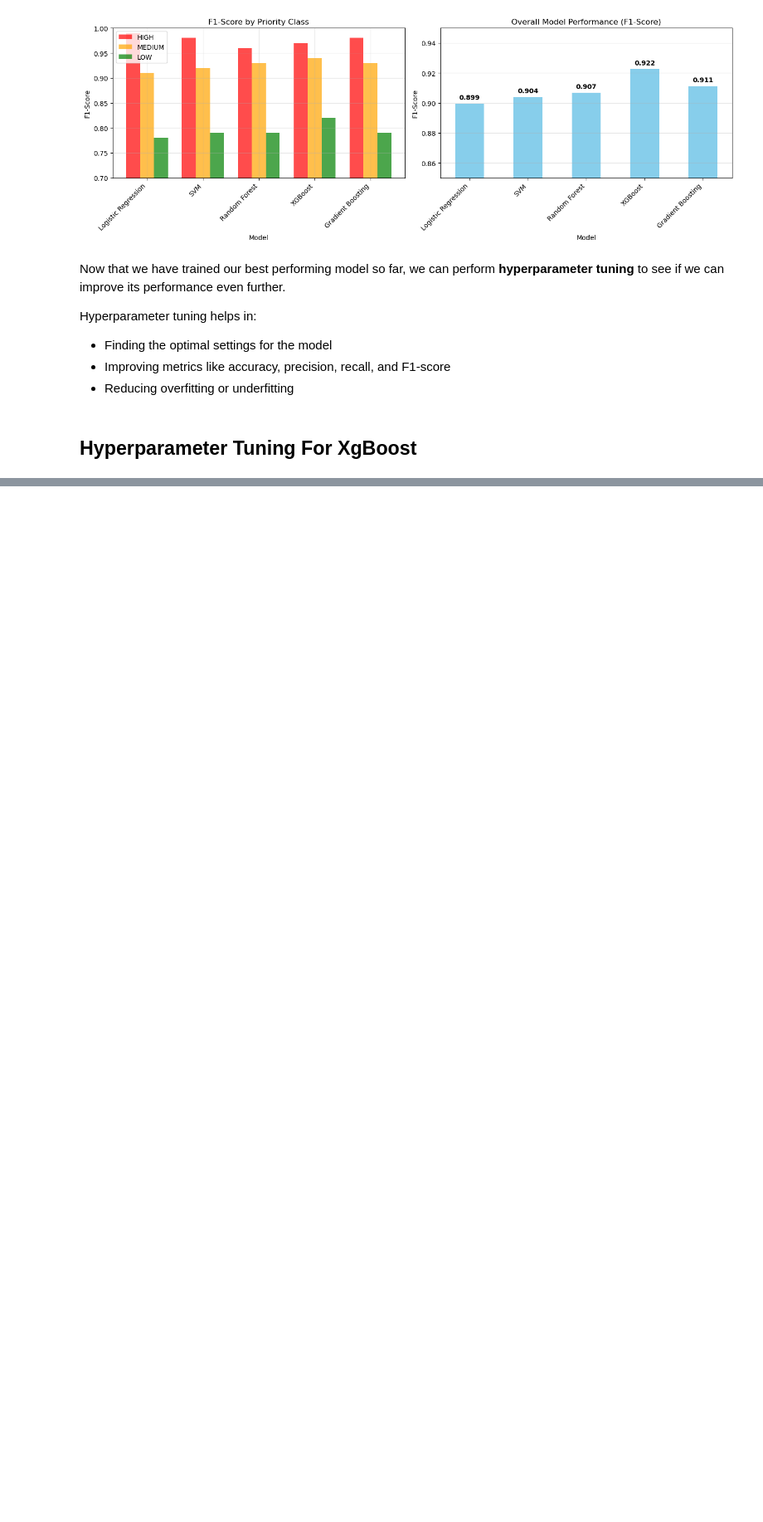
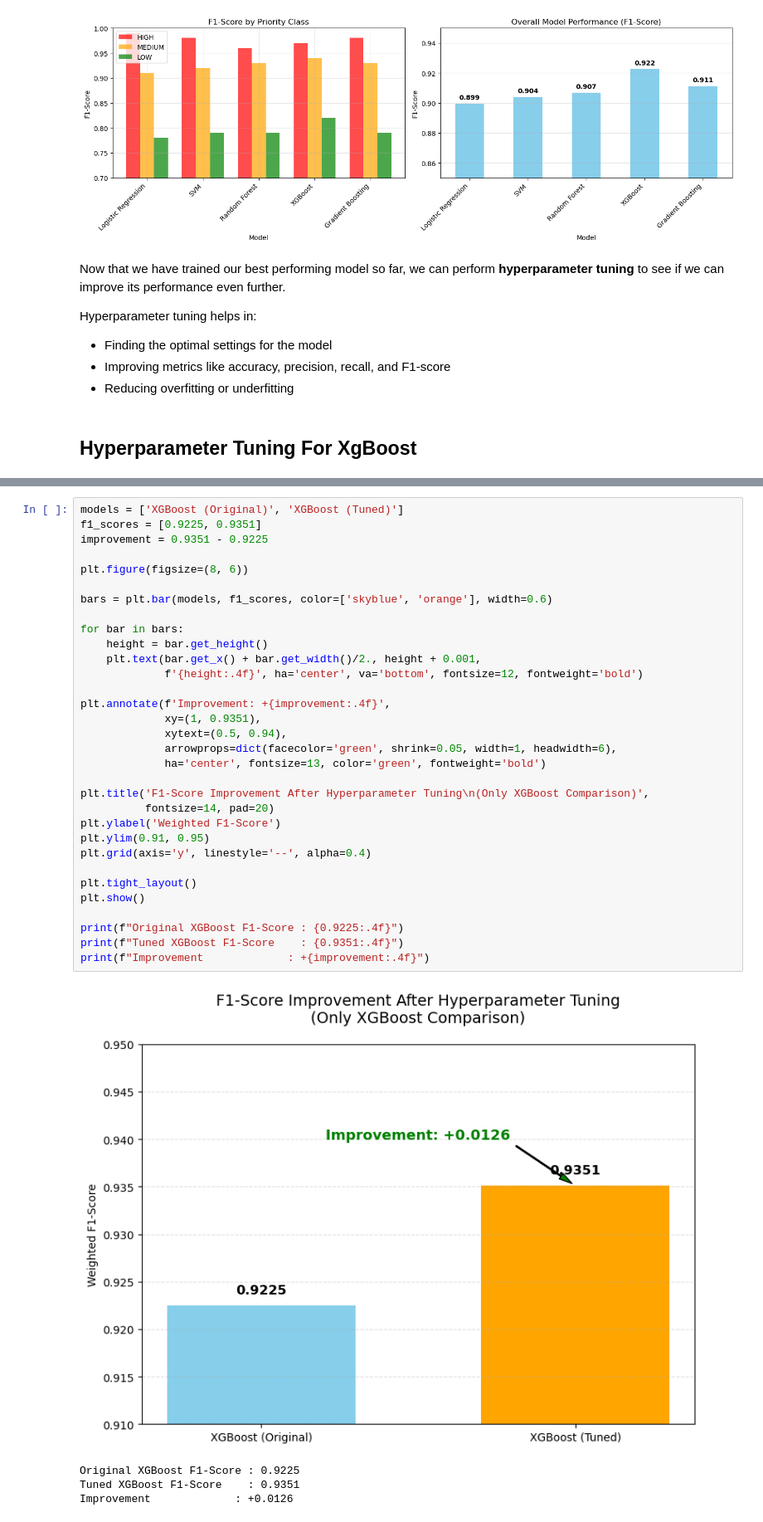
Before and after one commit to nayana-sisil/sentiment-analysis, a Jupyter notebook: Untitled.ipynb, the cells around one changed output, grey strips where cells are left out. Shown at 83% size. Drawn from its saved outputs; the diff is of its cells as text; blank space fills up the shorter version.

```diff
--- a/Untitled.ipynb
+++ b/Untitled.ipynb
@@ -1226,0 +1284,37 @@ Hyperparameter tuning helps in:
+# %%
+models = ['XGBoost (Original)', 'XGBoost (Tuned)']
+f1_scores = [0.9225, 0.9351]
+improvement = 0.9351 - 0.9225
+
+plt.figure(figsize=(8, 6))
+
+bars = plt.bar(models, f1_scores, color=['skyblue', 'orange'], width=0.6)
+
+for bar in bars:
+    height = bar.get_height()
+    plt.text(bar.get_x() + bar.get_width()/2., height + 0.001,
+             f'{height:.4f}', ha='center', va='bottom', fontsize=12, fontweight='bold')
+
+plt.annotate(f'Improvement: +{improvement:.4f}',
+             xy=(1, 0.9351),
+             xytext=(0.5, 0.94),
+             arrowprops=dict(facecolor='green', shrink=0.05, width=1, headwidth=6),
+             ha='center', fontsize=13, color='green', fontweight='bold')
+
+plt.title('F1-Score Improvement After Hyperparameter Tuning\n(Only XGBoost Comparison)',
+          fontsize=14, pad=20)
+plt.ylabel('Weighted F1-Score')
+plt.ylim(0.91, 0.95)
+plt.grid(axis='y', linestyle='--', alpha=0.4)
+
+plt.tight_layout()
+plt.show()
+
+print(f"Original XGBoost F1-Score : {0.9225:.4f}")
+print(f"Tuned XGBoost F1-Score    : {0.9351:.4f}")
+print(f"Improvement             : +{improvement:.4f}")
+# %% [output]
+[figure, added]
+Original XGBoost F1-Score : 0.9225
+Tuned XGBoost F1-Score    : 0.9351
+Improvement             : +0.0126
```
Also changed, not shown: parts of 4 cells of this notebook.
